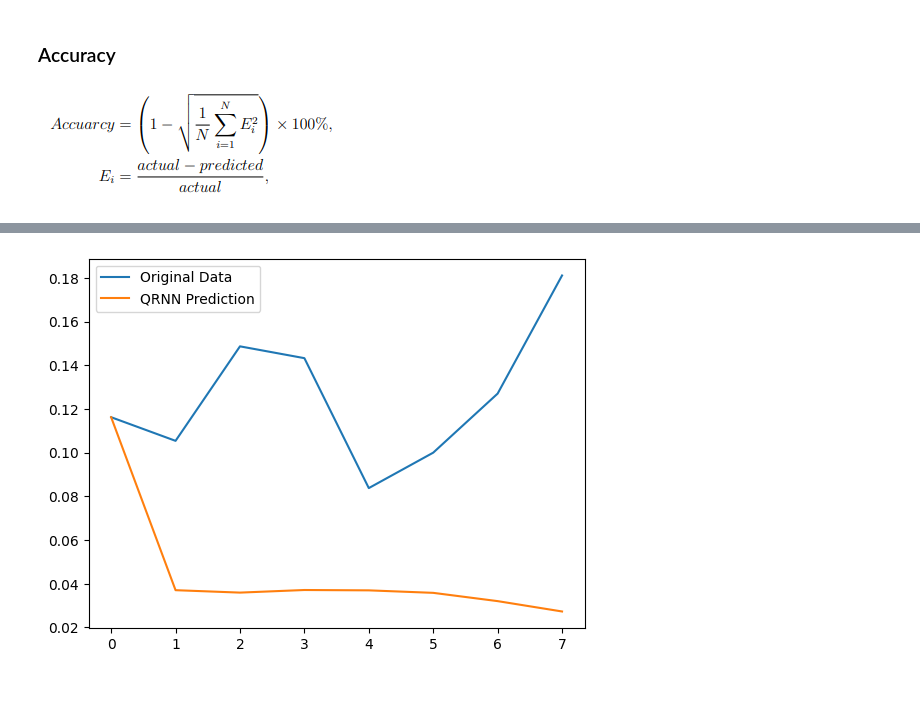
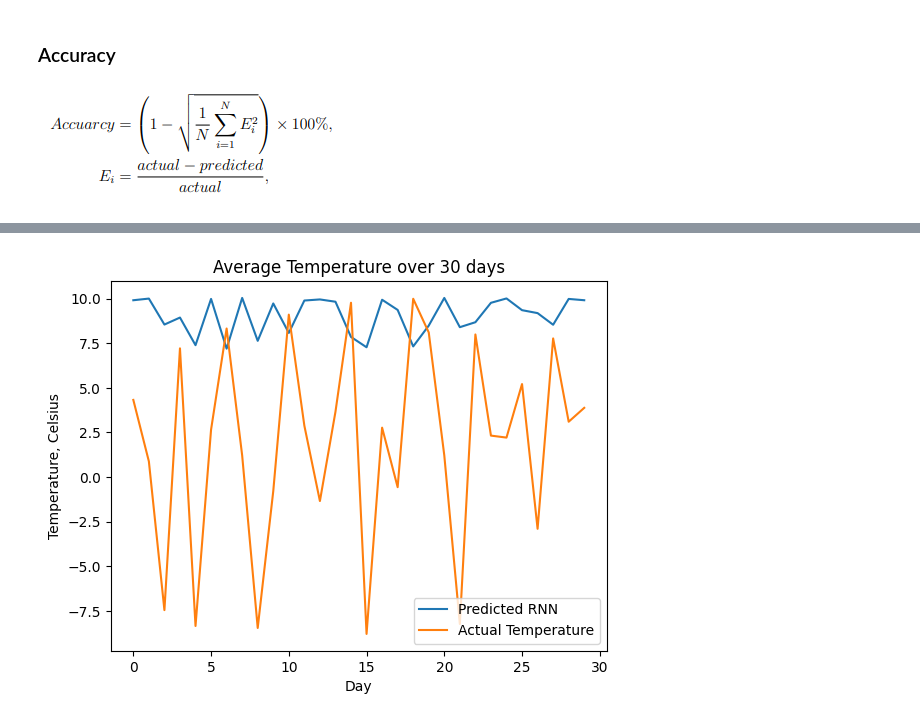
Before and after one commit to kikigogo9/aQa-QRNN, a Jupyter notebook: qRNN.ipynb, the cells around one changed output, grey strips where cells are left out. Saved outputs shown, nothing was run; the diff lists cells and outputs as text; code cells hidden in the pictures; blank space fills up the shorter version.

Commit message:
Final training of temperature RNN

```diff
--- a/qRNN.ipynb
+++ b/qRNN.ipynb
@@ -11,16 +11,16 @@ import torch
 from torch.optim import Adam
 import random
 # %%
-wires = 4
+wires = 6
 layers = 2
-
-epoch = 20*50
-batch_size = 10
 
 weights = torch.rand((layers, 3*wires), requires_grad=True)
 rotations = torch.rand((layers, wires), requires_grad=True)
 
-dev = qml.device('default.mixed', wires=wires)
+dev = qml.device('lightning.qubit', wires=wires)
+
+epoch = 10
+batch_size = 500
 
 print(dev)
 # %% [output]
@@ -36,5 +30,5 @@ Shots: None
 ![image.png](attachment:image.png)
 # %%
 def accuracy(predicted_sequence, true_sequence):
-    return 1-np.sqrt(np.mean( np.square((predicted_sequence - true_sequence)/true_sequence) ))
+    return 1-torch.sqrt(torch.mean( torch.square((predicted_sequence - true_sequence)/true_sequence) ))
 # %%
@@ -175,24 +128,31 @@ ValueError: Density matrix must be of length (2**wires, 2**wires)
 # %%
 ### Show example
-
+scaler = dill.load(open("scaler.pkl", "rb"))
 weights, rotations = dill.load(open('params.pkl', 'rb'))
 
-xs = torch.cat((test[0][0], test[0][1]))
-plt.plot(xs, label='Original Data')
-
 #print(cost(weights, rotations, test))
+predictions = []
+true_values = []
 with torch.no_grad():
-  predictions = [test[0][0][0]]
-  hidden_state = torch.zeros((1,))
-  rho = density_matrix.clone()
-  for x in test[0][0]:
-    out_density = circuit(weights, rotations, x, [], rho)
-    prediction = measure_ZZ(out_density).to(torch.float)
-    rho = project_density_matrix(out_density)/prediction
-    predictions.append(prediction)
-
-  plt.plot(predictions, label='QRNN Prediction')
+    predictions = []
+    for xs, label in test[:30]:
+        hidden_state = torch.zeros((1,))
+        for x in xs:
+            out = circuit(weights, rotations, x, hidden_state)
+            prediction = out[0]
+            hidden_state = out[1:]
+        predictions.append(prediction)
+        true_values.append(label)
+    true_values = torch.Tensor(true_values)
+    predictions = torch.Tensor(predictions)
+    plt.title(f'Average Temperature over 30 days')
+    plt.xlabel('Day')
+    plt.ylabel('Temperature, Celsius')
+    plt.plot(scaler.inverse_transform(predictions.reshape(-1, 1)), label='Predicted RNN')
+    plt.plot(scaler.inverse_transform(true_values.reshape(-1, 1)), label='Actual Temperature')
 plt.legend()
 plt.show()
+
+accuracy(predictions, true_values)
 # %% [output]
-[figure, old version]
+[figure, new version]
```
Also changed, not shown: parts of 3 cells of this notebook, 2 other files.
